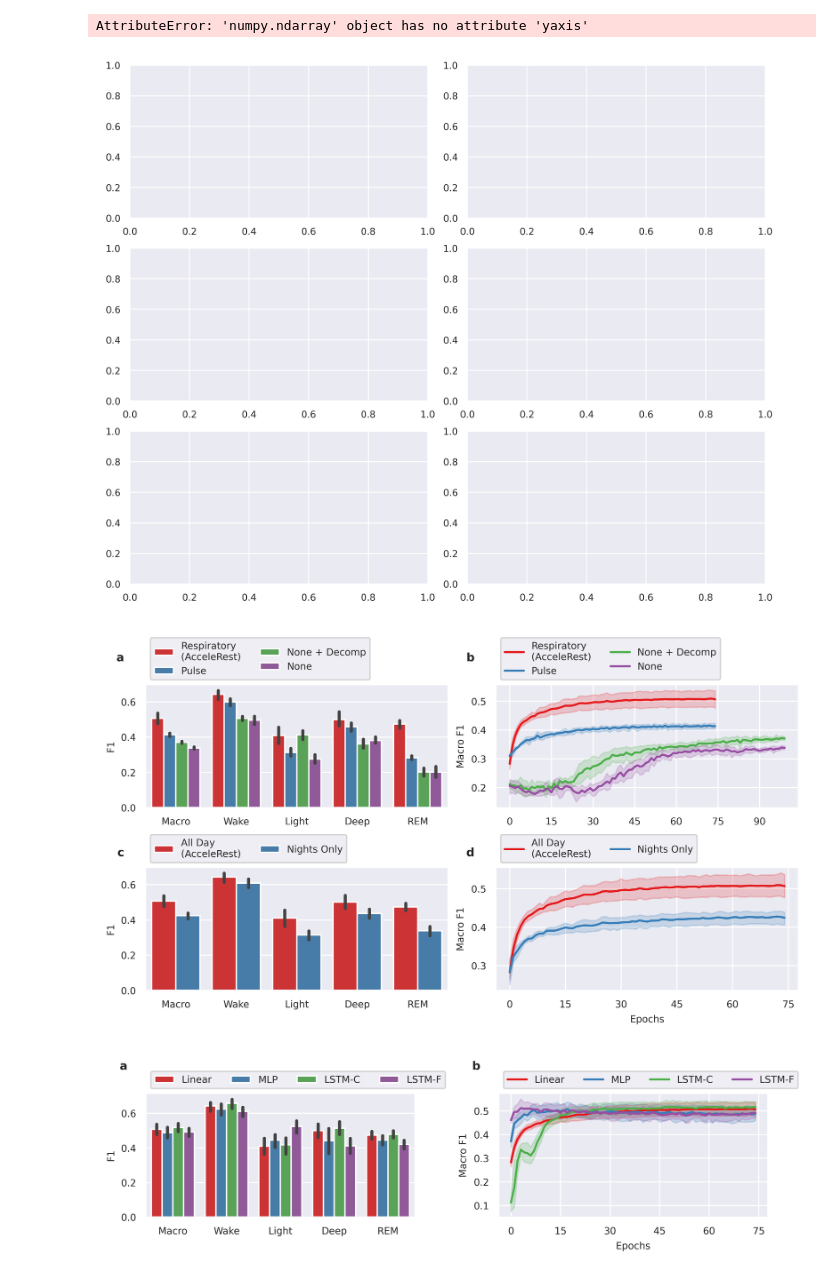
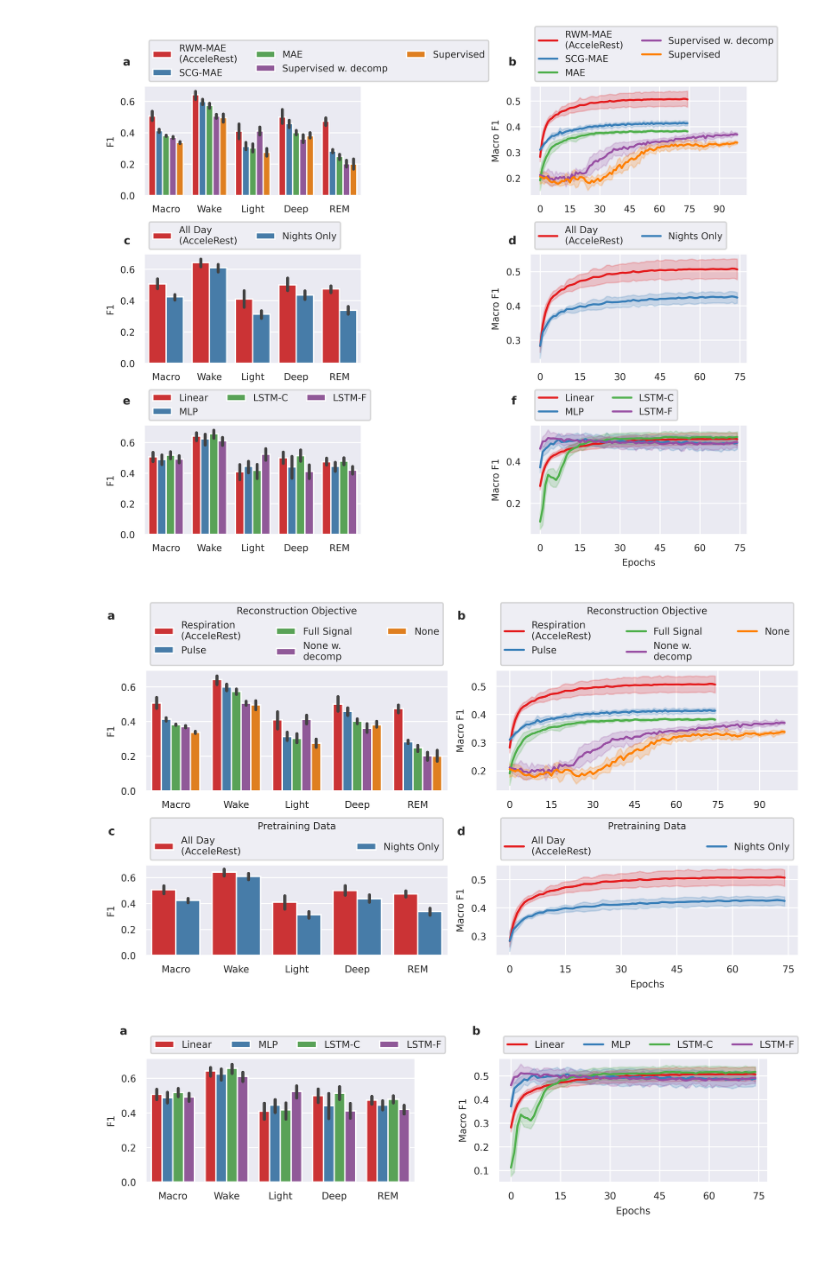
Before and after one commit to NielsRLorenzen/AcceleRest, a Jupyter notebook: notebooks/ablations.ipynb, the cells around one changed output. Cells and saved outputs as stored; diff of their text form; code cells hidden in the pictures.

```diff
--- a/notebooks/ablations.ipynb
+++ b/notebooks/ablations.ipynb
@@ -16,8 +16,8 @@ matplotlib.rcParams['font.family'] = 'sans-serif'
 
 experiments = []
 # Pretraining experiment
-runs_pt = ['accelformer_nodecomp_sleep_3132481', 'accelformer_sleep_3133161', 'mae_scg_e26_sleep_3206888', 'mae_breath_e20_sleep_3107270'][::-1]
-labels_pt = ['Supervised', 'Supervised w. decomp', 'SCG-MAE', 'RWM-MAE\n(AcceleRest)'][::-1]
+runs_pt = ['accelformer_nodecomp_sleep_3132481', 'accelformer_sleep_3133161', 'mae_mse_cv_39351872', 'mae_scg_e26_sleep_3206888', 'mae_breath_e20_sleep_3107270'][::-1]
+labels_pt = ['Supervised', 'Supervised w. decomp', 'MAE', 'SCG-MAE', 'RWM-MAE\n(AcceleRest)'][::-1]
 best_epochs_pt = [-1, -1, -1, -1]
 experiments.append(('Models', runs_pt, labels_pt))#, best_epochs_pt))
 # All day vs nights
@@ -33,7 +33,7 @@ experiments.append(('Classifiers', runs_ft, labels_ft))#, best_epochs_ft))
 
 # palette = ['firebrick', 'darkorchid', 'gold', 'navy']
 
-group = 'wassed'
+group = 'accelerest'
 # metrics = ['macro_auc','wake_auc','light_auc','deep_auc', 'rem_auc']
 metrics = ['macro_f1','wake_f1','light_f1','deep_f1', 'rem_f1']
 results_list = []
@@ -102,7 +102,7 @@ for e, (name, runs, labels) in enumerate(experiments):
     ax.set_xticks(ticks=np.arange(5) ,labels=['Macro', 'Wake', 'Light', 'Deep', 'REM'])
     ax.set_xlabel('')
     ax.set_ylabel('F1')
-    ax.legend(title='', ncols=2, bbox_to_anchor=(0,1),loc='lower left', fontsize=7)#, mode='expand')
+    ax.legend(title='', ncols=3, bbox_to_anchor=(0,1),loc='lower left', fontsize=7)#, mode='expand')
     ax.grid()
     # ax.set_ylim(0.5,1)
     results_list.append(pd.DataFrame(results))
@@ -120,8 +120,7 @@ for i, ax in enumerate(axes):
     )
     ax.grid()
 # %% [output]
-AttributeError: 'numpy.ndarray' object has no attribute 'yaxis'
-[figure, old version]
+[figure, new version]
 # %%
 import torch
 import os
@@ -140,8 +139,8 @@ matplotlib.rcParams['font.family'] = 'sans-serif'
 
 experiments = []
 # Pretraining experiment
-runs_pt = ['accelformer_nodecomp_sleep_3132481', 'accelformer_sleep_3133161', 'mae_scg_e26_sleep_3206888', 'mae_breath_e20_sleep_3107270'][::-1]
-labels_pt = ['None', 'None + Decomp', 'Pulse', 'Respiratory\n(AcceleRest)'][::-1]
+runs_pt = ['accelformer_nodecomp_sleep_3132481', 'accelformer_sleep_3133161', 'mae_mse_cv_39351872', 'mae_scg_e26_sleep_3206888', 'mae_breath_e20_sleep_3107270'][::-1]
+labels_pt = ['None', 'None w.\ndecomp', 'Full Signal',  'Pulse', 'Respiration\n(AcceleRest)'][::-1]
 best_epochs_pt = [-1, -1, -1, -1]
 experiments.append(('Models', runs_pt, labels_pt))#, best_epochs_pt))
 # All day vs nights
@@ -156,13 +155,13 @@ experiments.append(('Data', runs_pt, labels_pt))#, best_epochs_pt))
 # experiments.append(('Classifiers', runs_ft, labels_ft))#, best_epochs_ft))
 
 # palette = ['firebrick', 'darkorchid', 'gold', 'navy']
-
-group = 'wassed'
+legend_title = ['Reconstruction Objective', 'Pretraining Data']
+group = 'accelerest'
 # metrics = ['macro_auc','wake_auc','light_auc','deep_auc', 'rem_auc']
 metrics = ['macro_f1','wake_f1','light_f1','deep_f1', 'rem_f1']
 results_list = []
 
-fig, axes = plt.subplots(2,2,dpi=600,figsize=(7.1,4),layout='constrained')
+fig, axes = plt.subplots(2,2,dpi=600,figsize=(7.1,4), height_ratios= [1,0.75], layout='constrained')
 for e, (name, runs, labels) in enumerate(experiments):
     # axes[e,0].set_title(name)#, pad=18)
     fold_macro_dfs = []
@@ -213,38 +212,38 @@ for e, (name, runs, labels) in enumerate(experiments):
 
                 # axes[1,e].legend()
     fold_macro_df = pd.concat(fold_macro_dfs)
     ax = sns.lineplot(fold_macro_df, x='epochs', y='value', hue='run', ax=axes[e,1], palette='Set1')
-    ax.legend(title='', ncols=2, bbox_to_anchor=(0,1),loc='lower left', fontsize=7)#, mode='expand')
+    ax.legend(title=legend_title[e], ncols=3, mode='expand', bbox_to_anchor=(0,1,1,0.2), fontsize=7)
     ax.set_xticks(np.arange(0, len(fold_macro_df['epochs'].unique())+1, 15))
     ax.set_xlabel('')
     ax.set_ylabel('Macro F1')
     axes[-1,1].set_xlabel('Epochs')
     ax.grid()
 
 
     ax = sns.barplot(pd.DataFrame(results),x='metric',y='values', hue='model', ax=axes[e,0], palette='Set1')
     ax.set_xticks(ticks=np.arange(5) ,labels=['Macro', 'Wake', 'Light', 'Deep', 'REM'])
     ax.set_xlabel('')
     ax.set_ylabel('F1')
-    ax.legend(title='', ncols=2, bbox_to_anchor=(0,1),loc='lower left', fontsize=7)#, mode='expand')
+    ax.legend(title=legend_title[e], ncols=3, mode='expand', bbox_to_anchor=(0,1,1,0.2), fontsize=7)
     ax.grid()
     # ax.set_ylim(0.5,1)
     results_list.append(pd.DataFrame(results))
 
 axes = axes.ravel()
 for i, ax in enumerate(axes):
     # Add alphabetic ordering
-    sub = 0.1 if i in [2,3] else 0
+    sub = 0.08 if i in [2,3] else 0
     ax.annotate(
         f'{chr(97+i)}',
-        xy=(-0.09, 1.22 - sub), xycoords='axes fraction',
+        xy=(-0.12, 1.45 - sub), xycoords='axes fraction',
         xytext=(+0.5, -0.5), textcoords='offset fontsize', fontweight='bold',
         fontsize='large', verticalalignment='bottom', horizontalalignment='right',# fontfamily='verdana',
         bbox=dict(facecolor='none', edgecolor='none', pad=3.0)
     )
     ax.grid()
 # %% [output]
-[figure, old version]
+[figure, new version]
 # %%
 
 experiments = []
```
Also changed, not shown: 16 other files.
